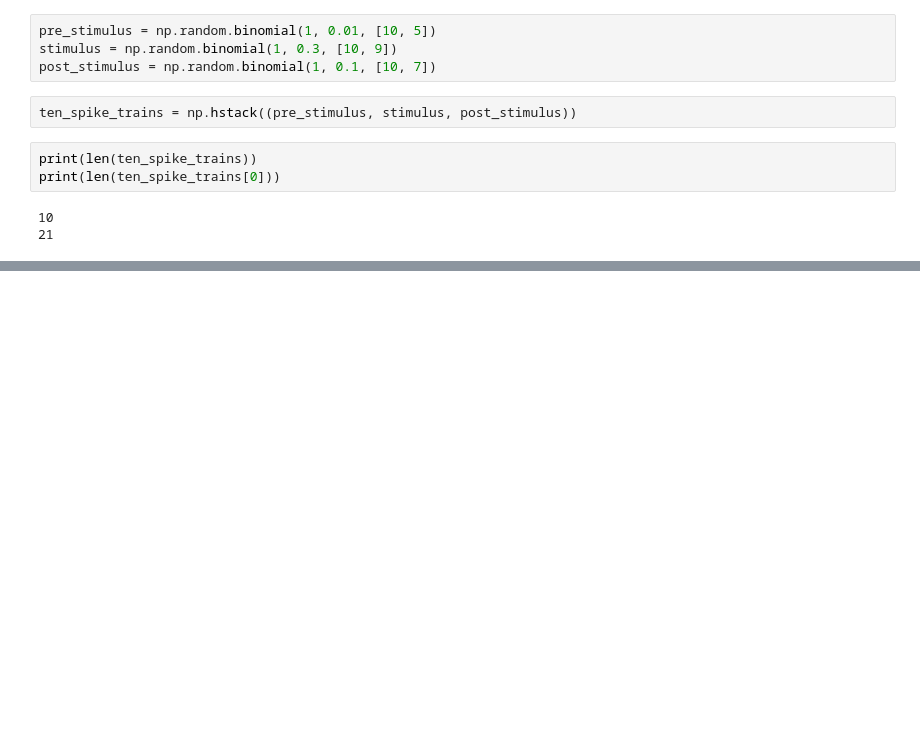
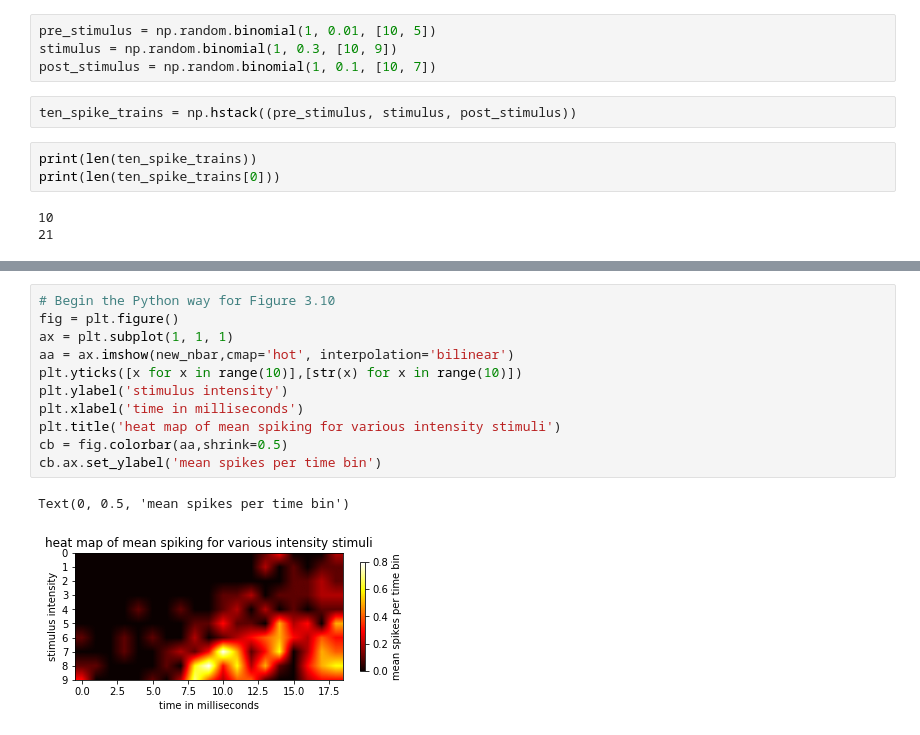
Before and after one commit to HyunsuLee/neural_data_science, a Jupyter notebook: ch3_spiketrains.ipynb, the cells around one changed output, grey strips where cells are left out. Saved outputs shown, nothing was run; the diff lists cells and outputs as text; blank space fills up the shorter version.

```diff
--- a/ch3_spiketrains.ipynb
+++ b/ch3_spiketrains.ipynb
@@ -75,0 +157,14 @@ plt.yticks([x + 0.5 for x in range(10)], [str(x + 1) for x in range(10)])
+# %%
+# Begin the Python way for Figure 3.10
+fig = plt.figure()
+ax = plt.subplot(1, 1, 1)
+aa = ax.imshow(new_nbar,cmap='hot', interpolation='bilinear')
+plt.yticks([x for x in range(10)],[str(x) for x in range(10)])
+plt.ylabel('stimulus intensity')
+plt.xlabel('time in milliseconds')
+plt.title('heat map of mean spiking for various intensity stimuli')
+cb = fig.colorbar(aa,shrink=0.5)
+cb.ax.set_ylabel('mean spikes per time bin')
+# %% [output]
+Text(0, 0.5, 'mean spikes per time bin')
+[figure, added]
```
Also changed, not shown: parts of 11 cells of this notebook, 12 other files.
